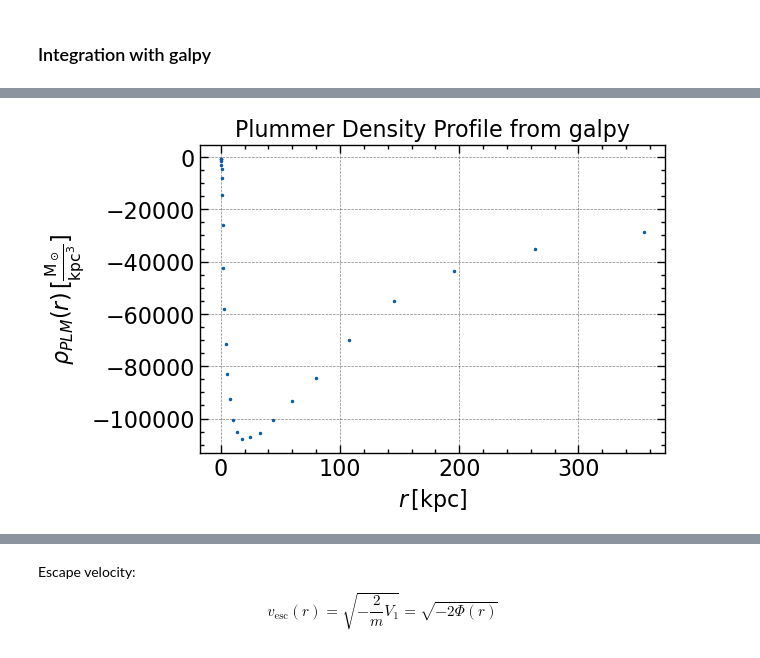
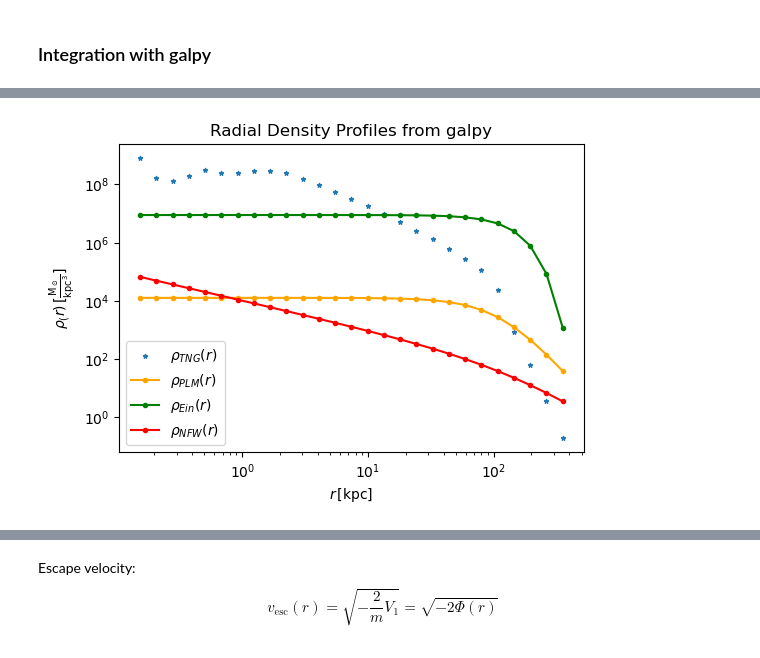
Before and after one commit to Jitskeverheecke/TANA_Project, a Jupyter notebook: project.ipynb, the cells around one changed output, grey strips where cells are left out. Cells and saved outputs as stored; diff of their text form; code cells hidden in the pictures.

Commit message:
galpy densities

```diff
--- a/project.ipynb
+++ b/project.ipynb
@@ -544,4 +550,7 @@ from galpy.potential import PlummerPotential as PLMPOT, HernquistPotential as He
 # %%
-plmpot = PLMPOT(amp=popt_plummer[1]*Msun, b=popt_plummer[0]*kpc)
-hernpot = HernPOT(amp=popt_Hernquist[1]*Msun, a=popt_Hernquist[0]*kpc)
-nfwpot = NFWPOT(amp=popt_NFW[1]*Msun, a=popt_NFW[0]*kpc)
+#rho0 = amp
+
+plmpot = PLMPOT(amp=popt_plummer[1], b=popt_plummer[0])
+hernpot = HernPOT(amp=popt_Hernquist[1], a=popt_Hernquist[0])
+nfwpot = NFWPOT(amp=popt_NFW[1], a=popt_NFW[0])
+einpot = EinPOT(amp = popt_Einasto[1], h = popt_Einasto[0], n=  1 / popt_Einasto[2] )
@@ -548,3 +559,5 @@ nfwpot = NFWPOT(amp=popt_NFW[1]*Msun, a=popt_NFW[0]*kpc)
 # %%
-plmdens = plmpot.dens(r_j, 0)
-#nfwdens = nfwpot.dens(r_j, z)
+#for spherical systems we use z =0
+plmdens = np.array([plmpot.dens(r, 0) for r in r_j])
+nfwdens = np.array([nfwpot.dens(r, 0) for r in r_j])
+eindens = np.array([einpot.dens(r, 0.0) for r in r_j])
@@ -551,11 +576,16 @@ plmdens = plmpot.dens(r_j, 0)
 # %%
 plt.close('all')
 fig = plt.figure(figsize=(6, 4))
-plt.scatter(r_j, Phi_j, s=9, label=r'$\Phi(r)$', marker='.')
-#plt.plot(r_j, plmdens,label=r'$\rho_{PLM}(r)$', color='orange', marker='.')
+plt.scatter(r_j, rho_j, s=9, label=r'$\rho_{TNG}(r)$', marker='*')
+plt.plot(r_j, plmdens,label=r'$\rho_{PLM}(r)$', color='orange', marker='.')
+plt.plot(r_j, eindens, label=r'$\rho_{Ein}(r)$', color='green', marker='.')
+plt.plot(r_j, nfwdens, label=r'$\rho_{NFW}(r)$', color='red', marker='.')
+plt.legend()
+plt.loglog()
 plt.xlabel(r'$r\, [\text{kpc}]$')
-plt.ylabel(r'$\rho_{PLM}(r)\, [\frac{\text{M}_\odot}{\text{kpc}^3}]$')
-plt.title('Plummer Density Profile from galpy')
+plt.ylabel(r'$\rho_(r)\, [\frac{\text{M}_\odot}{\text{kpc}^3}]$')
+plt.title('Radial Density Profiles from galpy')
+plt.savefig('Figures/Density_Profiles_galpy.pdf', bbox_inches='tight')
 plt.show()
 # %% [output]
-[figure, old version]
+[figure, new version]
```
Also changed, not shown: parts of 19 cells of this notebook, 10 other files.
